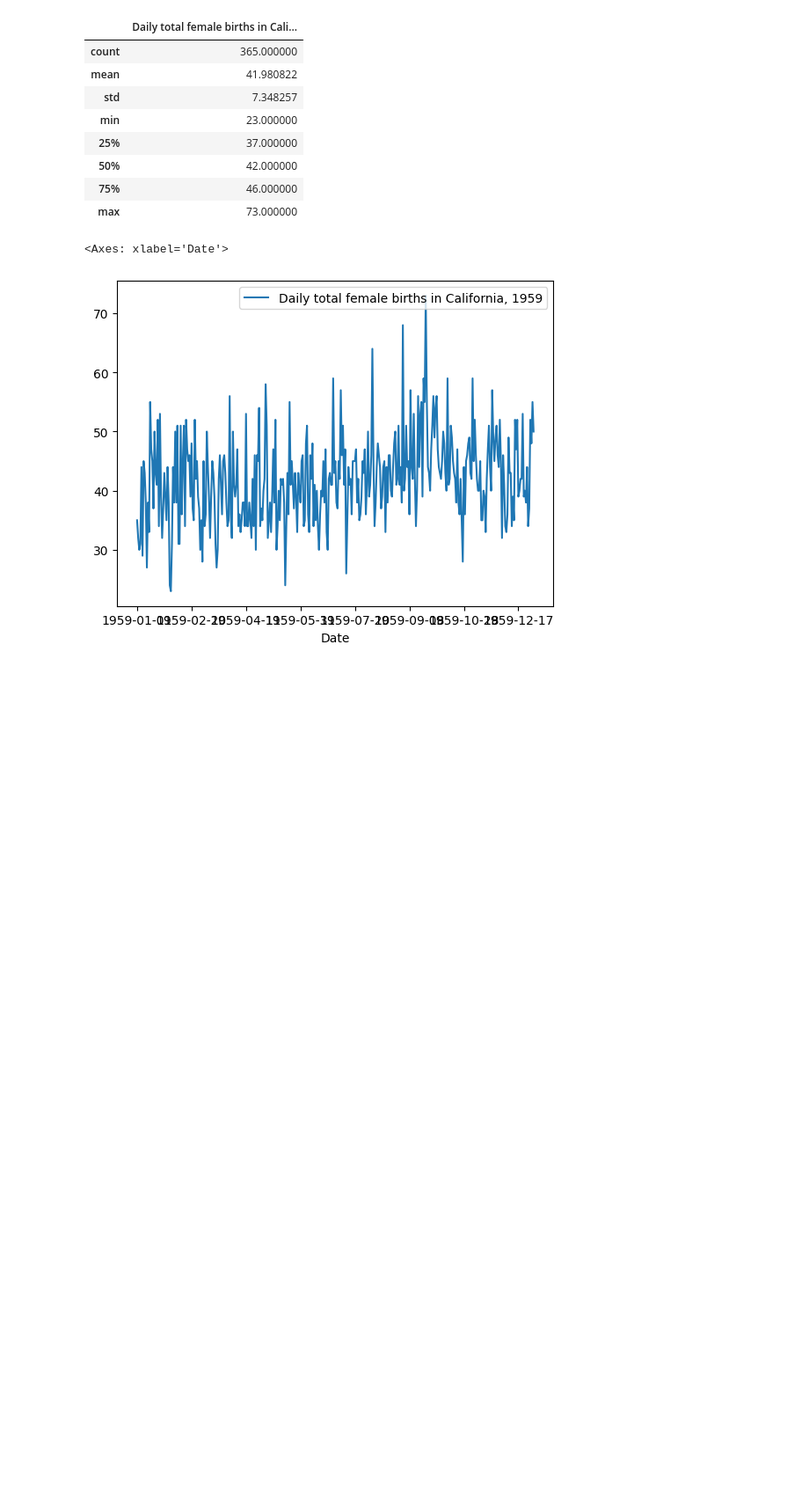
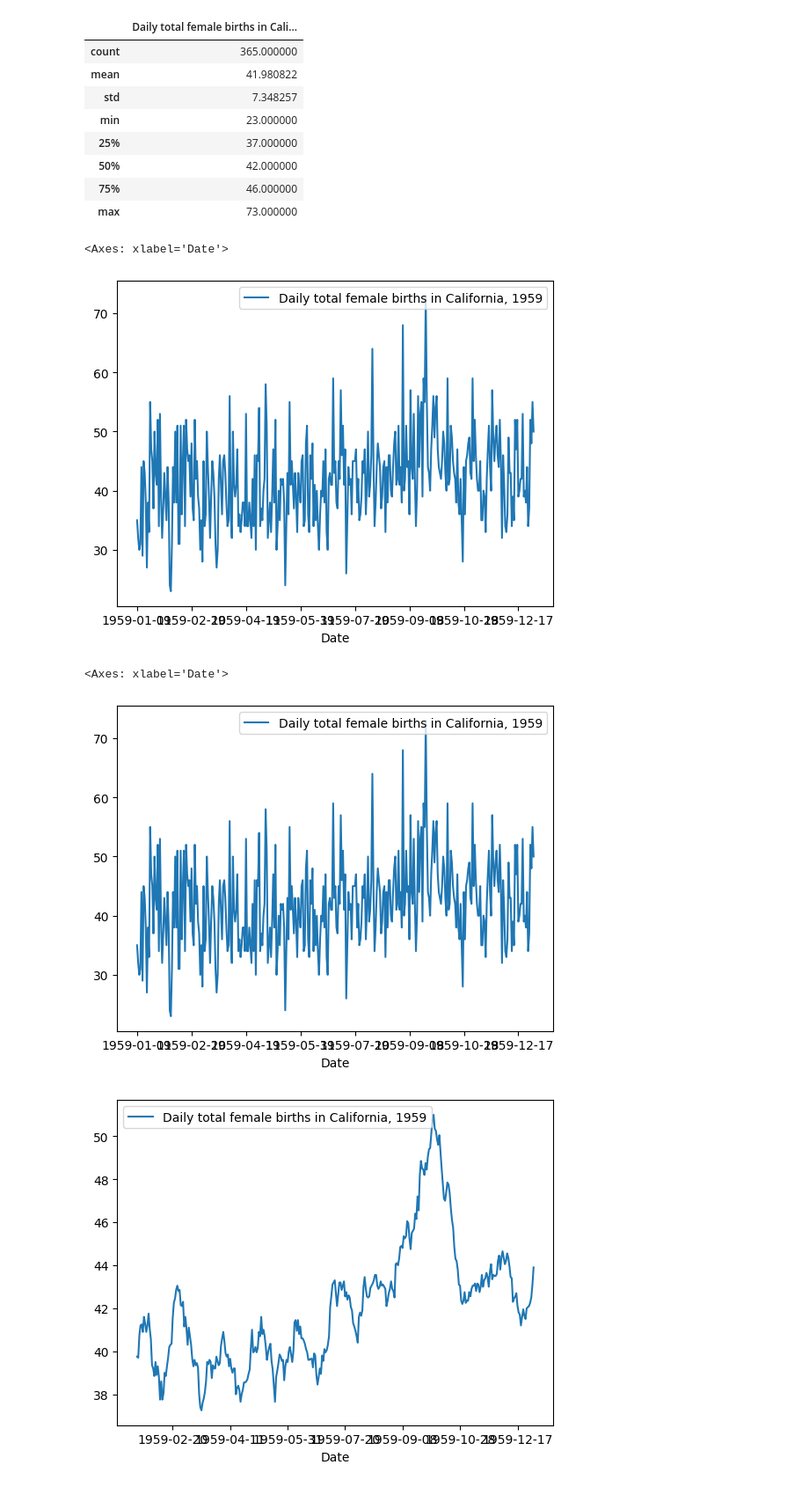
Before and after one commit to pk-2805/Time_Series_Forecasting, a Jupyter notebook: time_series_forecasting.ipynb, the cells around one changed output. Shown: that part at 88% size. Saved outputs shown, nothing was run; the diff lists cells and outputs as text; code cells hidden in the pictures; blank space fills up the shorter version.

```diff
--- a/time_series_forecasting.ipynb
+++ b/time_series_forecasting.ipynb
@@ -70,3 +82,13 @@ f_birth.plot()
 # %% [output]
 <Axes: xlabel='Date'>
 [figure]
+# %%
+#Moving 20 day average
+f_birth_mean = f_birth.rolling(window= 20).mean()
+# %%
+f_birth.plot()
+f_birth_mean.plot()
+# %% [output]
+<Axes: xlabel='Date'>
+[figure, added]
+[figure, added]
```
Also changed, not shown: parts of 24 cells of this notebook.
